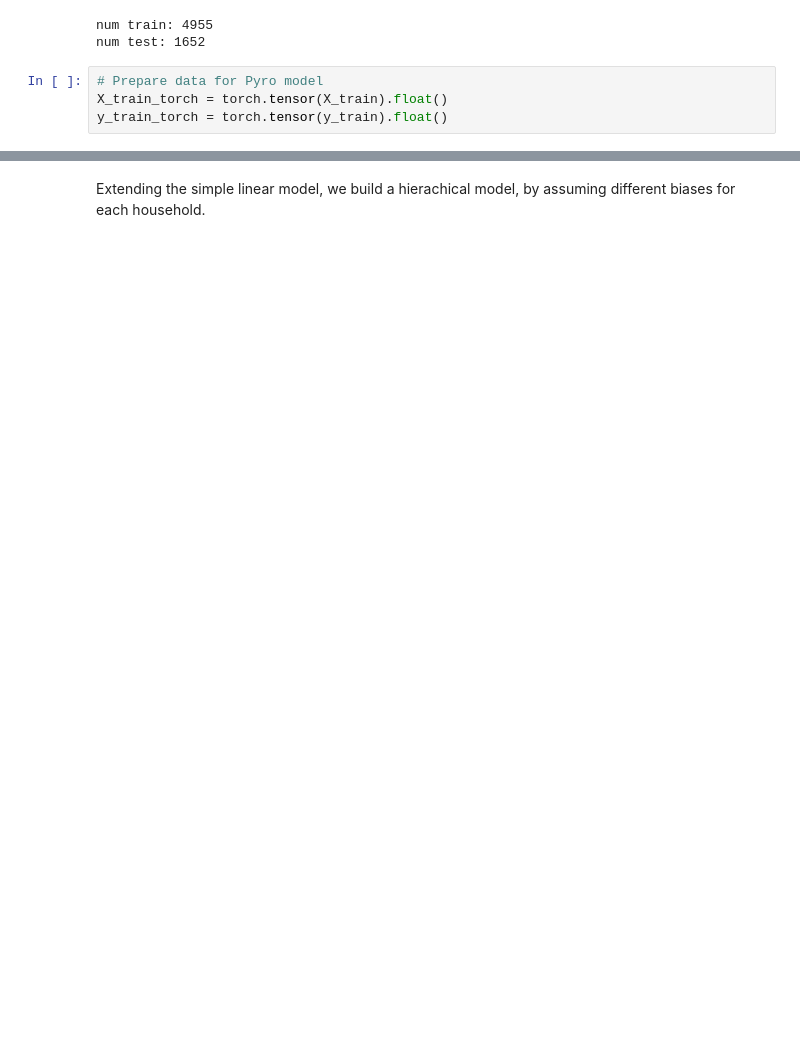
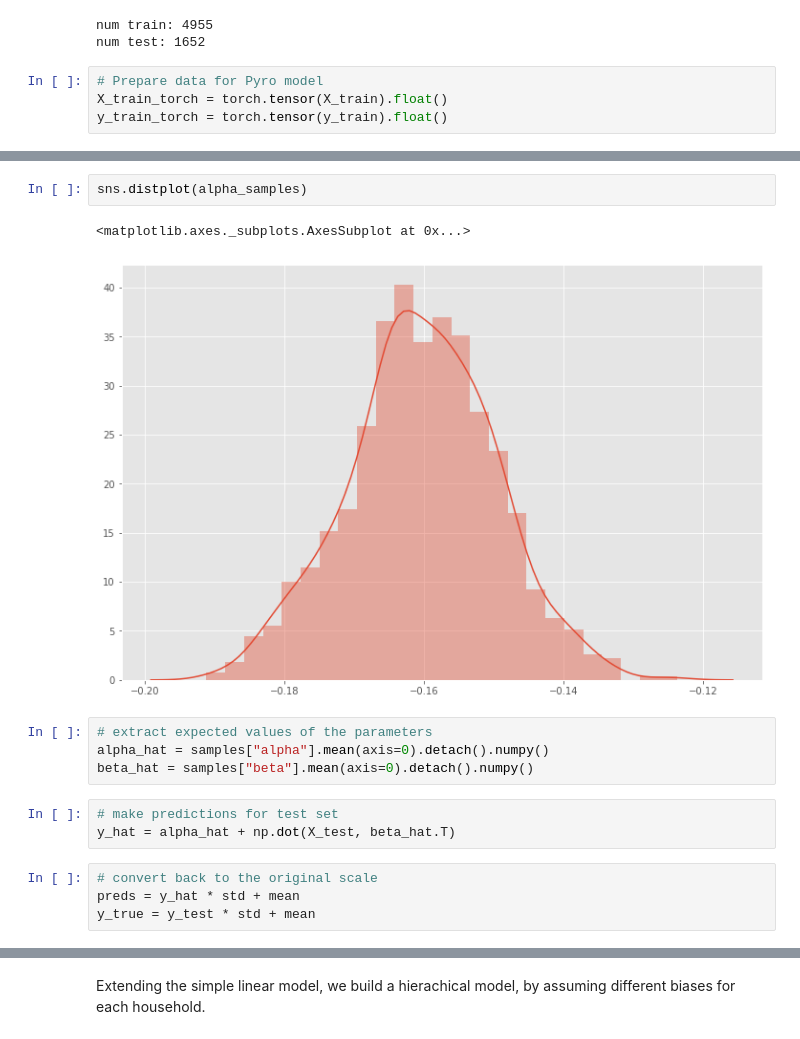
Before and after one commit to jmontalvo94/mbml-energy-predictor, a Jupyter notebook: 3_Scripts/Hierarchical _Model.ipynb, the cells around one changed output, grey strips where cells are left out. Saved outputs shown, nothing was run; the diff lists cells and outputs as text; blank space fills up the shorter version.

```diff
--- a/3_Scripts/Hierarchical _Model.ipynb
+++ b/3_Scripts/Hierarchical _Model.ipynb
@@ -169,0 +227,16 @@ def model(X, obs=None):
+# %%
+sns.distplot(alpha_samples)
+# %% [output]
+<matplotlib.axes._subplots.AxesSubplot at 0x...>
+[figure, added]
+# %%
+# extract expected values of the parameters
+alpha_hat = samples["alpha"].mean(axis=0).detach().numpy()
+beta_hat = samples["beta"].mean(axis=0).detach().numpy()
+# %%
+# make predictions for test set
+y_hat = alpha_hat + np.dot(X_test, beta_hat.T)
+# %%
+# convert back to the original scale
+preds = y_hat * std + mean
+y_true = y_test * std + mean
```
Also changed, not shown: parts of 23 cells of this notebook.
